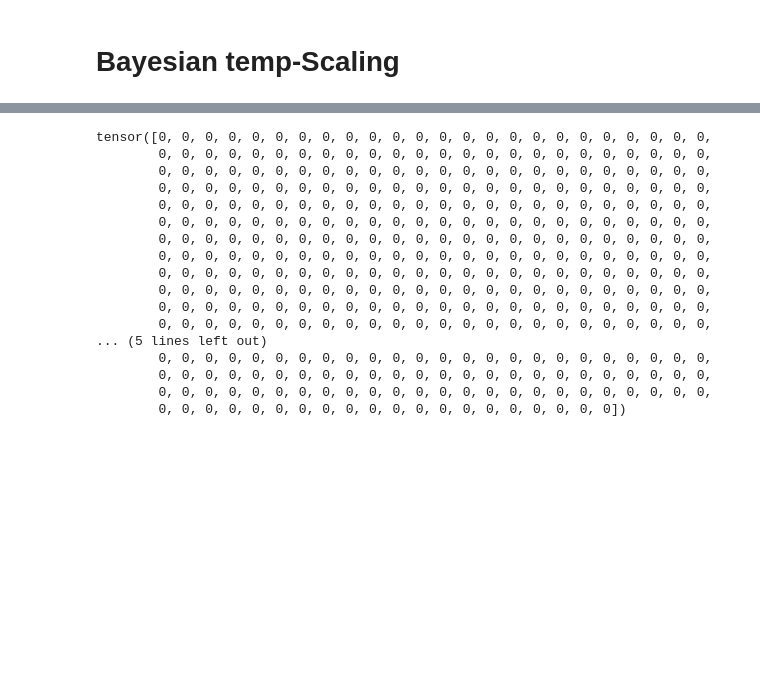
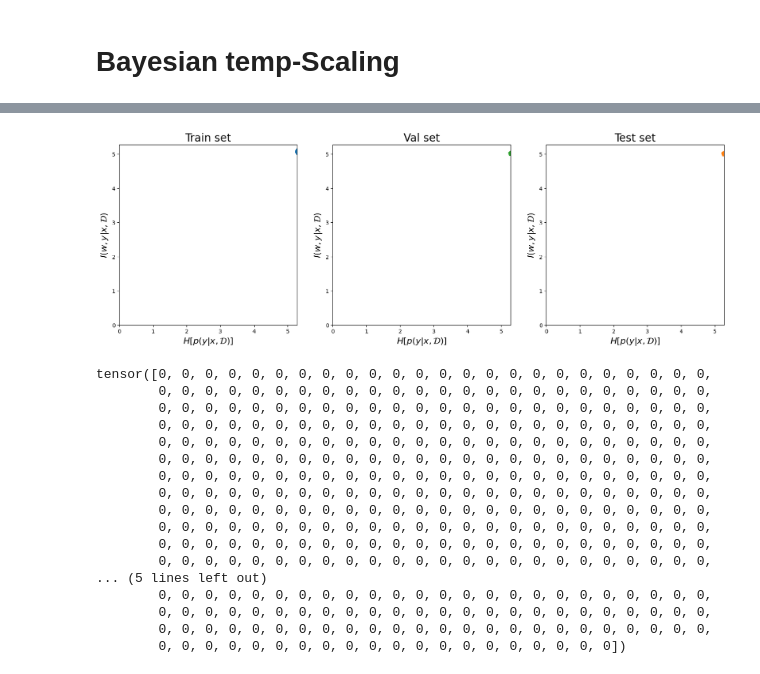
Before and after one commit to SergioAlvarezB/adaptive-tempscaling, a Jupyter notebook: adaptive_tempscaling/notebooks/mcmc-TS.ipynb, the cells around one changed output, grey strips where cells are left out. Drawn from its saved outputs; the diff is of its cells as text; code cells hidden in the pictures; blank space fills up the shorter version.

```diff
--- a/adaptive_tempscaling/notebooks/mcmc-TS.ipynb
+++ b/adaptive_tempscaling/notebooks/mcmc-TS.ipynb
@@ -89,3 +45 @@ mcmc = MCMC(nuts_kernel, num_samples=500)
-# %%
-mcmc.run(X_val, Y_val);
 # %%
@@ -121,0 +72,8 @@ obs: (500, 6081)
+# %%
+preds_train = torch_softmax(mcmc_VS.predict(X_train.cpu(), reduce=False).squeeze(), dim=-1)
+preds_val = torch_softmax(mcmc_VS.predict(X_val.cpu(), reduce=False).squeeze(), dim=-1)
+preds_test = torch_softmax(mcmc_VS.predict(X_test.cpu(), reduce=False).squeeze(), dim=-1)
+
+mean_preds_train = torch.mean(preds_train, dim=1)
+mean_preds_val = torch.mean(preds_val, dim=1)
+mean_preds_test = torch.mean(preds_test, dim=1)
@@ -122,3 +84,34 @@ obs: (500, 6081)
+# %%
+MI, H = mutual_info(preds_test)
+MI_val, H_val = mutual_info(preds_val)
+MI_train, H_train = mutual_info(preds_train)
+# %%
+fig, ax = plt.subplots(1, 3, figsize=(20, 6))
+ax[0].scatter(H_train, MI_train, marker='d', alpha=0.5)
+ax[0].set_xlim(0, np.log(dim))
+ax[0].set_ylim(0, np.log(dim))
+ax[0].set_xlabel('$H[p(y|x, \mathcal{D})]$', fontsize=16)
+ax[0].set_ylabel('$I(w, y | x, \mathcal{D})$', fontsize=16)
+ax[0].set_title('Train set', fontsize=20)
+
+
+ax[1].scatter(H_val, MI_val, marker='p', c='tab:green', alpha=0.5)
+ax[1].set_xlim(0, np.log(dim))
+ax[1].set_ylim(0, np.log(dim))
+ax[1].set_xlabel('$H[p(y|x, \mathcal{D})]$', fontsize=16)
+ax[1].set_ylabel('$I(w, y | x, \mathcal{D})$', fontsize=16)
+ax[1].set_title('Val set', fontsize=20)
+
+ax[2].scatter(H, MI, marker='p', c='tab:orange', alpha=0.5)
+ax[2].set_xlim(0, np.log(dim))
+ax[2].set_ylim(0, np.log(dim))
+ax[2].set_xlabel('$H[p(y|x, \mathcal{D})]$', fontsize=16)
+ax[2].set_ylabel('$I(w, y | x, \mathcal{D})$', fontsize=16)
+ax[2].set_title('Test set', fontsize=20)
+
+plt.show()
+# %% [output]
+[figure, added]
 # %%
 predictive['obs'][:, 1]
 # %% [output]
```
Also changed, not shown: parts of 17 cells of this notebook, 2 other files.
